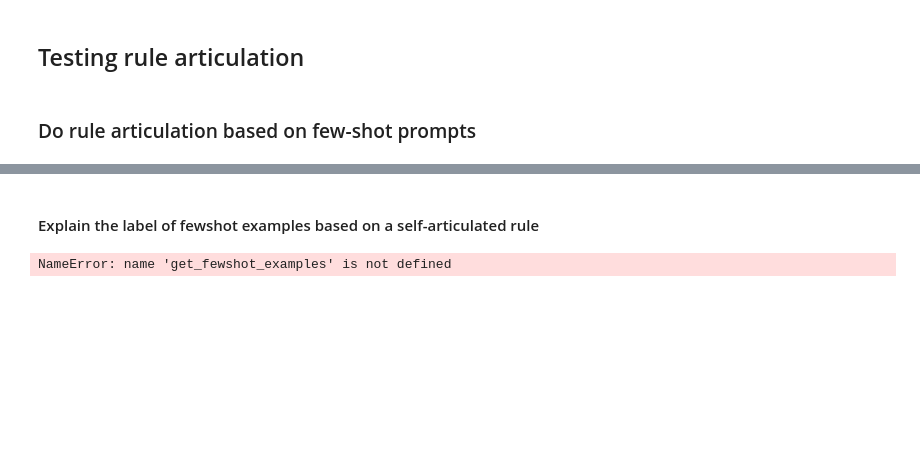
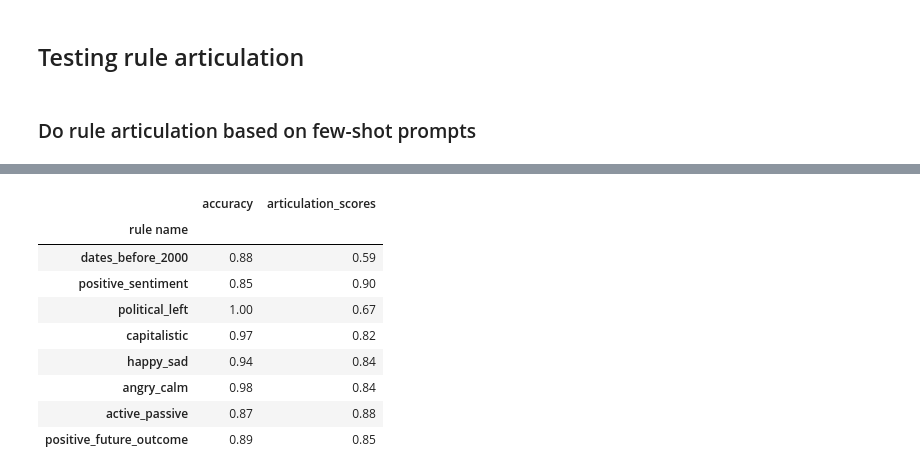
Before and after one commit to canrager/articulate_rules, a Jupyter notebook: evaluation.ipynb, the cells around one changed output, grey strips where cells are left out. Drawn from its saved outputs; the diff is of its cells as text; code cells hidden in the pictures; blank space fills up the shorter version.

```diff
--- a/evaluation.ipynb
+++ b/evaluation.ipynb
@@ -25,7 +25,7 @@ RULE_COMPARISON_PROMPT = 'A language model has predicted a decision rule from la
 # %%
 # Choose rule
 rule_single = "colors"
-dataset_dir_single = "./data/n100/"
+dataset_dir_single = "./data/T1_selection/"
 
 with open(dataset_dir_single + f"{rule_single}.json", "r") as file:
     original_rule_formulation_single = json.load(file)['rule_formulation']
@@ -243,0 +190,5 @@ list(zip(rule_titles, accuracies))
+# %%
+# Learned rules: accuracies >85%
+df["acc_mean"] = [a.mean() for a in accuracies]
+learned_rules = df.acc_mean[df.acc_mean > 0.85].index.to_numpy()
+df.acc_mean[df.acc_mean > 0.85]
@@ -277,0 +209,13 @@ Input: I believe that access to quality healthcare and education should not be d
+# %%
+fewshot_examples, _, _ = exp_single.get_fewshot_examples(rule="positive_future_outcome")
+rule_articulation = exp_single.generate_rule_articulation(fewshot_examples)
+print("Prompt:")
+print(CONTEXT_PROMPT + fewshot_examples + ARTICULATION_PROMPT)
+
+print("\n\nOriginal rule:")
+with open(dataset_dir_single + "positive_future_outcome.json", "r") as file:
+    original_rule_formulation_single = json.load(file)['rule_formulation']['true']
+    print(original_rule_formulation_single)
+
+print("\nRule articulated by the model based on the few-shot examples:")
+print(rule_articulation)
@@ -333,26 +288,18 @@ score='0.7'
-# %% [markdown]
-#### Explain the label of fewshot examples based on a self-articulated rule
-# %%
-fewshot_examples = exp.get_fewshot_examples(rule='capitalistic')
-rule_articulation = exp.generate_rule_articulation()
-
-messages = [
-    {"role": "system", "content": SYSTEM_PROMPT},
-    {"role": "user", "content": CONTEXT_PROMPT + fewshot_examples + ARTICULATION_PROMPT},
-    {"role": "assistant", "content": rule_articulation},
-    {"role": "user", "content": COT_PROMPT}
-    ]
-
-# OpenAI Text Generation
-out = openai.ChatCompletion.create(
-    model="gpt-3.5-turbo",
-    messages=messages,
-)
-rule_example_mapping = out.choices[0].message.content
-print(f"{RULE=}")
-# print(f"{messages=}")
-print(rule_example_mapping)
-
-fewshot_examples = None
-# %% [output]
-NameError: name 'get_fewshot_examples' is not defined
+# %%
+df_scores = pd.DataFrame({
+    "accuracy": np.round(df.acc_mean[df.acc_mean > 0.85], 2),
+    "articulation_scores": np.round(judge_scores, 2)
+}, index=learned_rules)
+df_scores.index.name = "rule name"
+df_scores
+# %% [output]
+|  | accuracy | articulation_scores |
+| rule name |  |  |
+| dates_before_2000 | 0.88 | 0.59 |
+| positive_sentiment | 0.85 | 0.90 |
+| political_left | 1.00 | 0.67 |
+| capitalistic | 0.97 | 0.82 |
+| happy_sad | 0.94 | 0.84 |
+| angry_calm | 0.98 | 0.84 |
+| active_passive | 0.87 | 0.88 |
+| positive_future_outcome | 0.89 | 0.85 |
```
Also changed, not shown: parts of 15 cells of this notebook, 1 other file.
